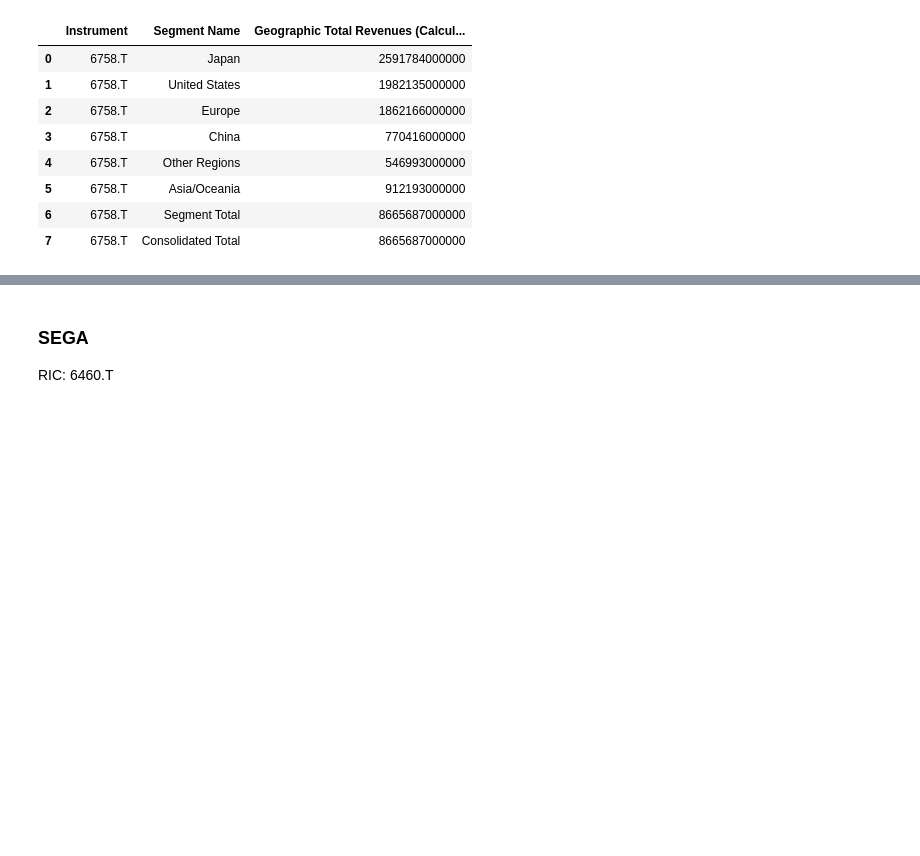
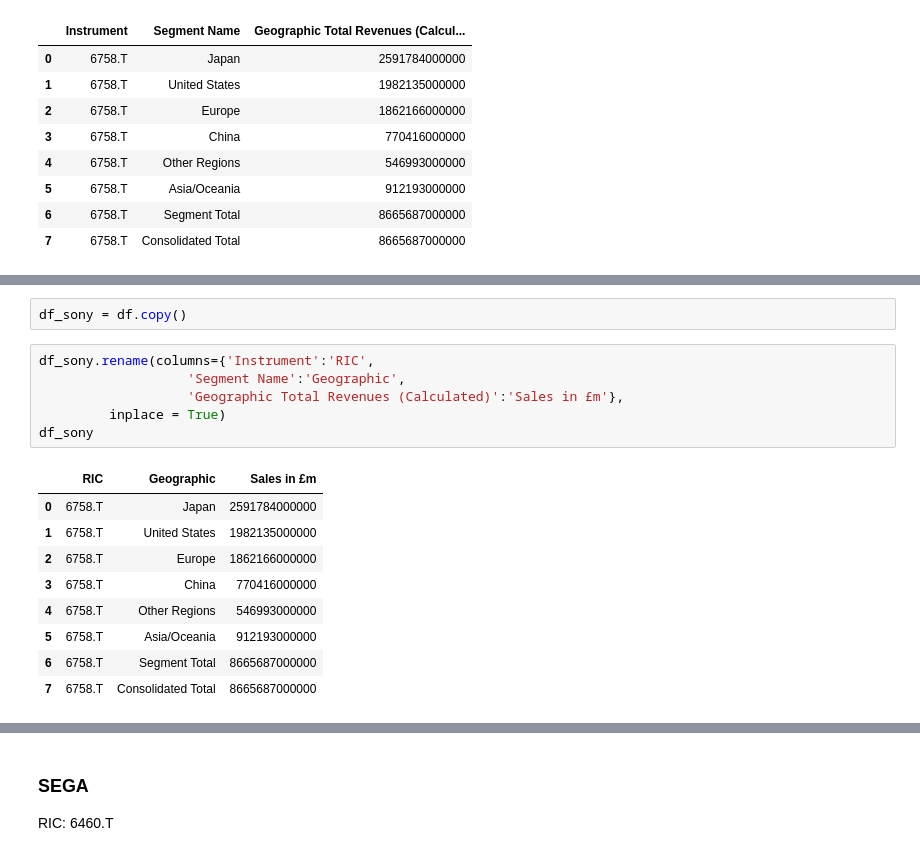
Before and after one commit to LSEG-API-Samples/Article.EikonAPI.Python.Jupyter.Geographic_Sale_Breakdown, a Jupyter notebook: notebook/worldscope_geographic_sale.ipynb, the cells around one changed output, grey strips where cells are left out. Saved outputs shown, nothing was run; the diff lists cells and outputs as text; blank space fills up the shorter version.

```diff
--- a/notebook/worldscope_geographic_sale.ipynb
+++ b/notebook/worldscope_geographic_sale.ipynb
@@ -123,0 +121,18 @@ df
+# %%
+df_sony = df.copy()
+# %%
+df_sony.rename(columns={'Instrument':'RIC',
+                   'Segment Name':'Geographic',
+                   'Geographic Total Revenues (Calculated)':'Sales in £m'},
+         inplace = True)
+df_sony
+# %% [output]
+|  | RIC | Geographic | Sales in £m |
+| 0 | 6758.T | Japan | 2591784000000 |
+| 1 | 6758.T | United States | 1982135000000 |
+| 2 | 6758.T | Europe | 1862166000000 |
+| 3 | 6758.T | China | 770416000000 |
+| 4 | 6758.T | Other Regions | 546993000000 |
+| 5 | 6758.T | Asia/Oceania | 912193000000 |
+| 6 | 6758.T | Segment Total | 8665687000000 |
+| 7 | 6758.T | Consolidated Total | 8665687000000 |
```
Also changed, not shown: parts of 18 cells of this notebook.
